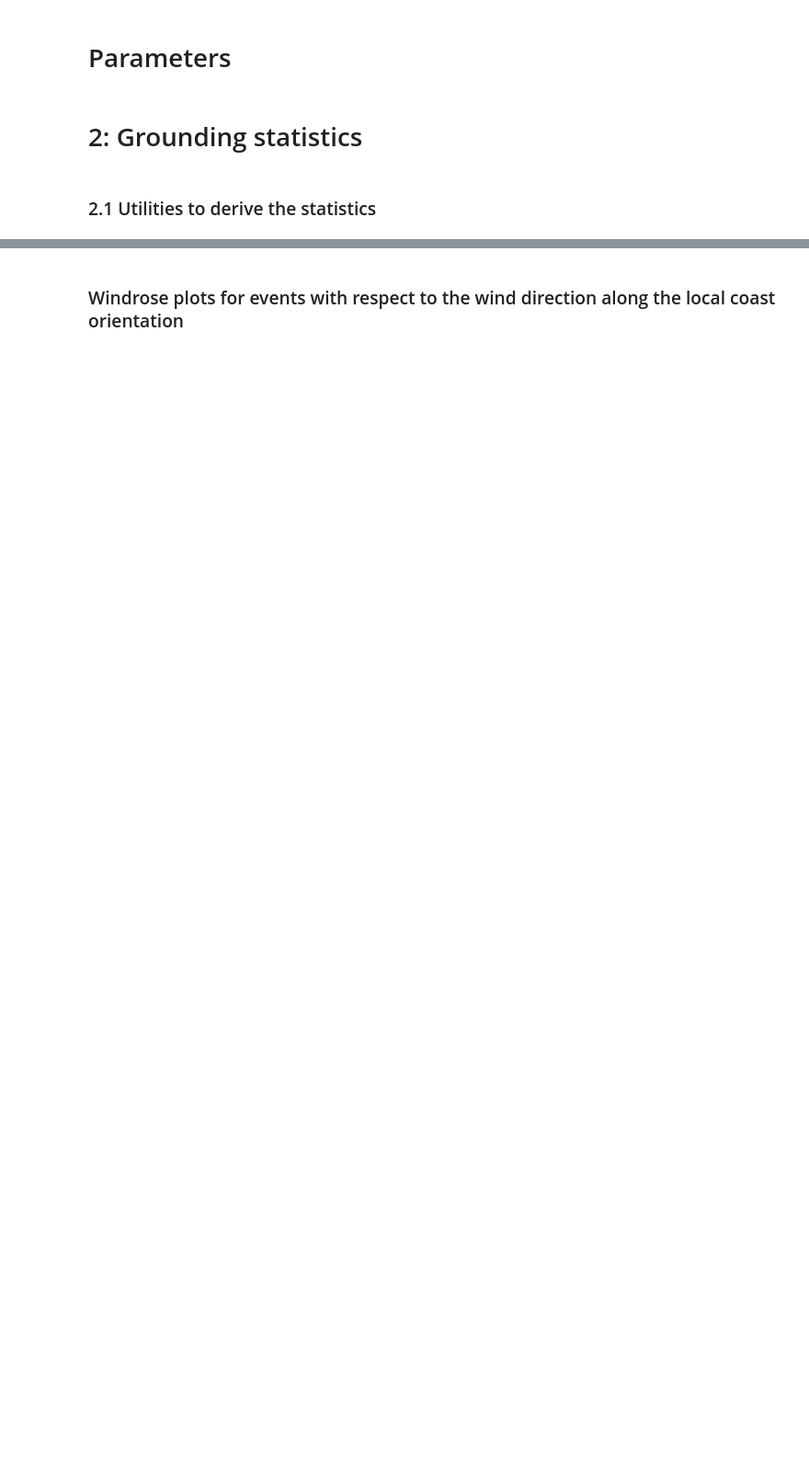
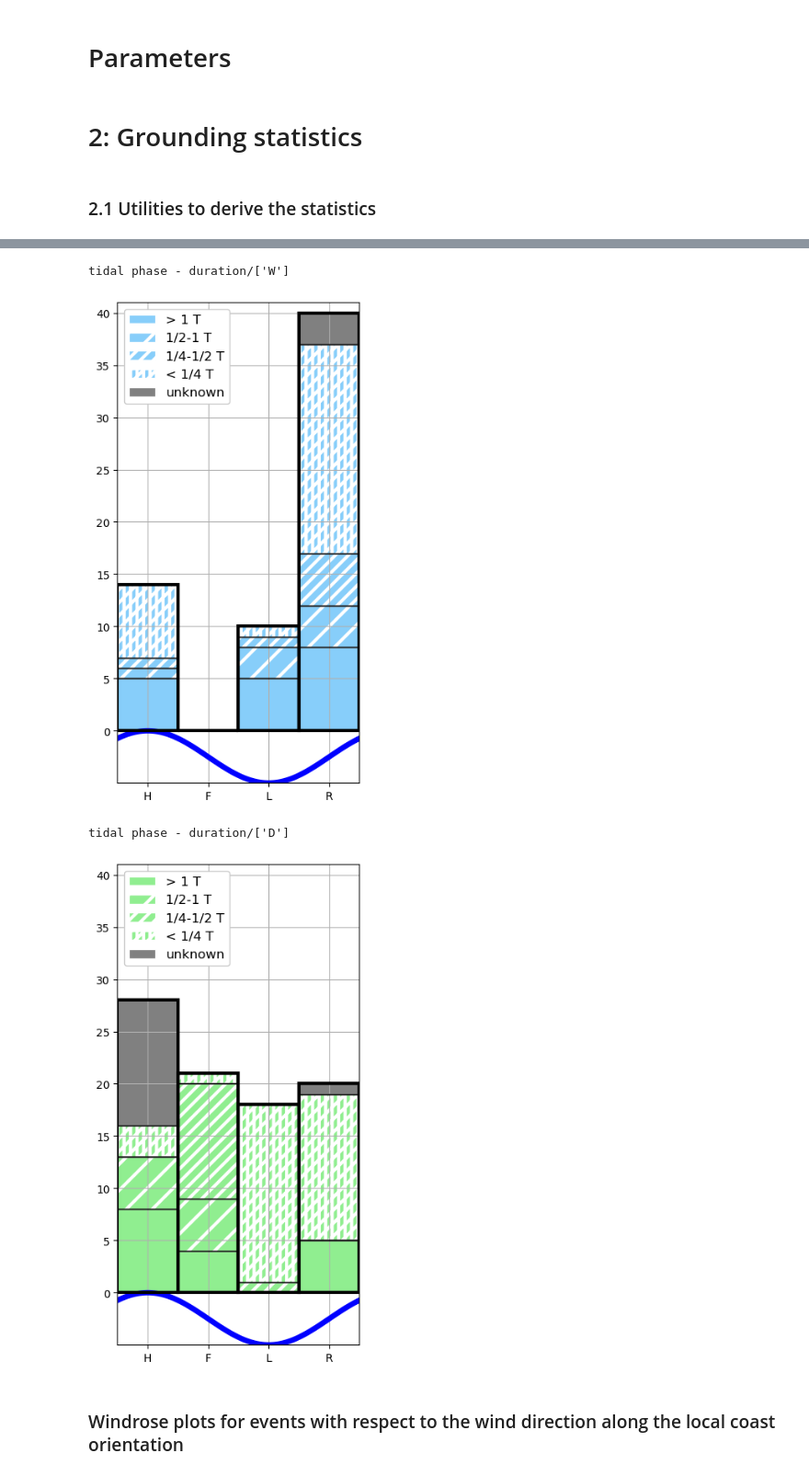
Before and after one commit to mes-uu/Paper-Drifters-Groundings-Wadden-Sea-Floating-Macroplastic, a Jupyter notebook: 2_1_grounding_events_characterization.ipynb, the cells around one changed output, grey strips where cells are left out. Shown at 92% size. Cells and saved outputs as stored; diff of their text form; code cells hidden in the pictures; blank space fills up the shorter version.

```diff
--- a/2_1_grounding_events_characterization.ipynb
+++ b/2_1_grounding_events_characterization.ipynb
@@ -306,2 +275,39 @@ total incl beaching
+# %%
+ctO1 = 'duration'
+label_color = {'W':['lightskyblue','lightskyblue','lightskyblue','lightskyblue'],'D':['lightgreen','lightgreen','lightgreen','lightgreen'],'Dx':['gray','gray','gray','gray'],'Wx':['gray','gray','gray','gray']}
+hatching = [[],[''],['','//'],['','/','//||'],['','/','//','//||']]
+
+max_y_axis_bincounts = 40
+phase_shift = 1/8.#1/12.
+label_groups = [['W'],['D']]
+for histo_labels in label_groups:
+  print('tidal phase - %s/%s' % (ctO1,histo_labels))
+  histo_labels = [histo_labels[0],histo_labels[0]+'x'] # Unknown duration events appear separate
+  data_hist = [(df.where((df.label==label)&(c[0]<df.duration)&(df.duration<=c[1]),drop=True).tidal_phase+phase_shift)%1.0 for label in histo_labels for c in categories_O1[ctO1]]
+  colors_hist = [label_color[label][i] for label in histo_labels for i in range(len(categories_O1[ctO1]))]
+  hatching_hist = [hatching[len(categories_O1[ctO1])][i] for label in histo_labels for i in range(len(categories_O1[ctO1]))]
+  fig, ax = plt.subplots(figsize=(4,8))
+  n_bins = 4#6
+  x_range = (0,1)
+  mpl.rcParams['hatch.linewidth'] = 3
+  ax.hist(data_hist, bins=n_bins, range=x_range, color=colors_hist, zorder=-10, histtype="barstacked", hatch=hatching_hist, edgecolor='white',linewidth=1, label=categories_O1_labels[ctO1]) #, histtype="barstacked", stacked=True
+  ax.hist(data_hist, bins=n_bins, range=x_range, color=[(0.,0.,0.,0.) for i in range(len(colors_hist))], zorder=10, histtype="barstacked", edgecolor='black',linewidth=1)
+  ax.hist(np.concatenate(data_hist,axis=0), bins=n_bins, range=x_range, color=(0.,0.,0.,0.), edgecolor='black',zorder=10,linewidth=3)
+  ax.legend(prop={'size': 12}, framealpha=1, loc="upper left")
+  x=np.linspace(0,1,100)
+  y=(np.cos(2*np.pi*(x-phase_shift))-1.)*2.5
+  ax.plot(x,y,c="blue",lw=5)
+  ax.set_xlim(0,1)
+  ax.set_ylim(-5,max_y_axis_bincounts+1)
+  ax.set_xticks(np.linspace(0,0.75,4)+phase_shift,['H','F','L','R'])
+  ax.set_yticks(np.linspace(0,max_y_axis_bincounts,int(max_y_axis_bincounts/5+1)))
+  ax.grid(zorder=0)
+  plt.savefig("%s/groundingcharacteristics/tidalphase_%s_%s"%(plots_output_root_dir,ctO1,''.join(histo_labels)))
+  plt.show()
+# %% [output]
+tidal phase - duration/['W']
+[figure, added]
+tidal phase - duration/['D']
+[figure, added]
 # %% [markdown]
 ### Windrose plots for events with respect to the wind direction along the local coast orientation
```
Also changed, not shown: parts of 15 cells of this notebook, 18 other files.
